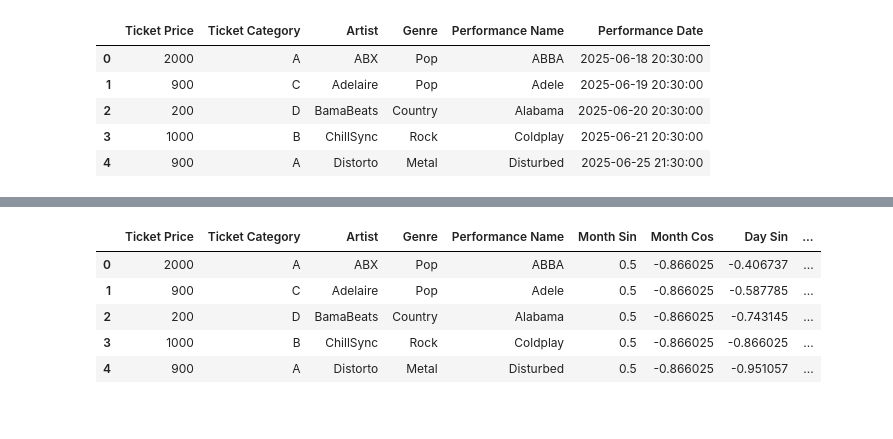
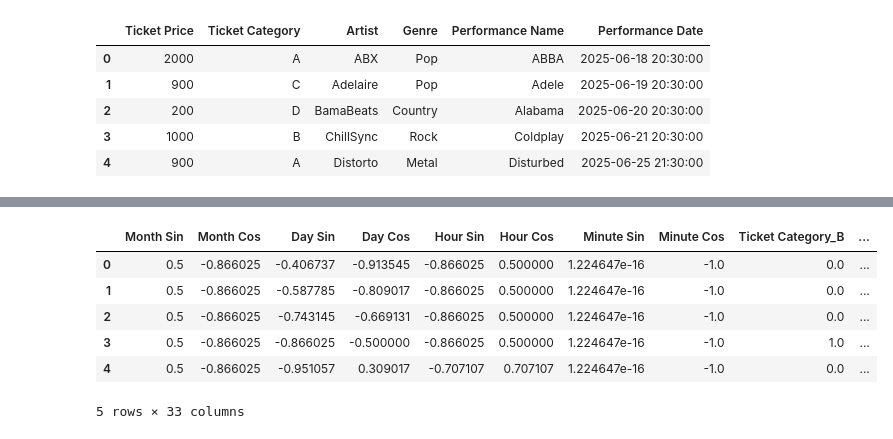
Before and after one commit to mikhail-mat/concert-price-prediction, a Jupyter notebook: create_db.ipynb, the cells around one changed output, grey strips where cells are left out. Drawn from its saved outputs; the diff is of its cells as text; code cells hidden in the pictures.

Commit message:
encoded training data, fit the model to the data, compared actual y values with predicted y values

```diff
--- a/create_db.ipynb
+++ b/create_db.ipynb
@@ -100,30 +110,28 @@ for column, count in date_map.items():
 # %%
-df_date_encd = df.drop(['Performance Date', 'Month', 'Day', 'Hour', 'Minute'], axis=1)
-df_date_encd.head()
+X_train_date_encd = X_train.drop(['Performance Date', 'Month', 'Day', 'Hour', 'Minute'], axis=1)
-# %% [output]
-|  | Ticket Price | Ticket Category | Artist | Genre | Performance Name | Month Sin | Month Cos | Day Sin | ... |
-| 0 | 2000 | A | ABX | Pop | ABBA | 0.5 | -0.866025 | -0.406737 | ... |
-| 1 | 900 | C | Adelaire | Pop | Adele | 0.5 | -0.866025 | -0.587785 | ... |
-| 2 | 200 | D | BamaBeats | Country | Alabama | 0.5 | -0.866025 | -0.743145 | ... |
-| 3 | 1000 | B | ChillSync | Rock | Coldplay | 0.5 | -0.866025 | -0.866025 | ... |
-| 4 | 900 | A | Distorto | Metal | Disturbed | 0.5 | -0.866025 | -0.951057 | ... |
 # %%
-# one-hot encoding for ticket category, artist, genre, performance name column
-
-one_hot_enc = OneHotEncoder()
+# one-hot encoding for ticket category, artist, genre, performance name columns
 
 categorical_cols = ['Ticket Category', 'Artist', 'Genre', 'Performance Name']
-numerical_cols = [] # add numerical columns for scaling
 
-preprocessor = ColumnTransformer(
-    transformers=[
-        ('cat', OneHotEncoder(handle_unknown='ignore'), categorical_cols)
-    ]
+one_hot_enc = OneHotEncoder(drop='first', sparse=False, handle_unknown='ignore')
+ohe_array = one_hot_enc.fit_transform(X_train[categorical_cols])
+
+ohe_df = pd.DataFrame(
+    ohe_array,
+    columns=one_hot_enc.get_feature_names_out(categorical_cols),
+    index=X_train.index
 )
 
-# regressor = Pipeline(steps=[
-#     ('preprocessor', preprocessor),
-#     # regression model
-# ])
+X_train_encoded = X_train_date_encd.drop(columns=categorical_cols)
+X_train_encoded = pd.concat([X_train_encoded, ohe_df], axis=1)
 
-# regressor.fit(X_train, y_train)
+X_train_encoded.head()
+# %% [output]
+|  | Month Sin | Month Cos | Day Sin | Day Cos | Hour Sin | Hour Cos | Minute Sin | Minute Cos | Ticket Category_B | ... |
+| 0 | 0.5 | -0.866025 | -0.406737 | -0.913545 | -0.866025 | 0.500000 | 1.224647e-16 | -1.0 | 0.0 | ... |
+| 1 | 0.5 | -0.866025 | -0.587785 | -0.809017 | -0.866025 | 0.500000 | 1.224647e-16 | -1.0 | 0.0 | ... |
+| 2 | 0.5 | -0.866025 | -0.743145 | -0.669131 | -0.866025 | 0.500000 | 1.224647e-16 | -1.0 | 0.0 | ... |
+| 3 | 0.5 | -0.866025 | -0.866025 | -0.500000 | -0.866025 | 0.500000 | 1.224647e-16 | -1.0 | 1.0 | ... |
+| 4 | 0.5 | -0.866025 | -0.951057 | 0.309017 | -0.707107 | 0.707107 | 1.224647e-16 | -1.0 | 0.0 | ... |
+5 rows × 33 columns
```
Also changed, not shown: parts of 7 cells of this notebook.
